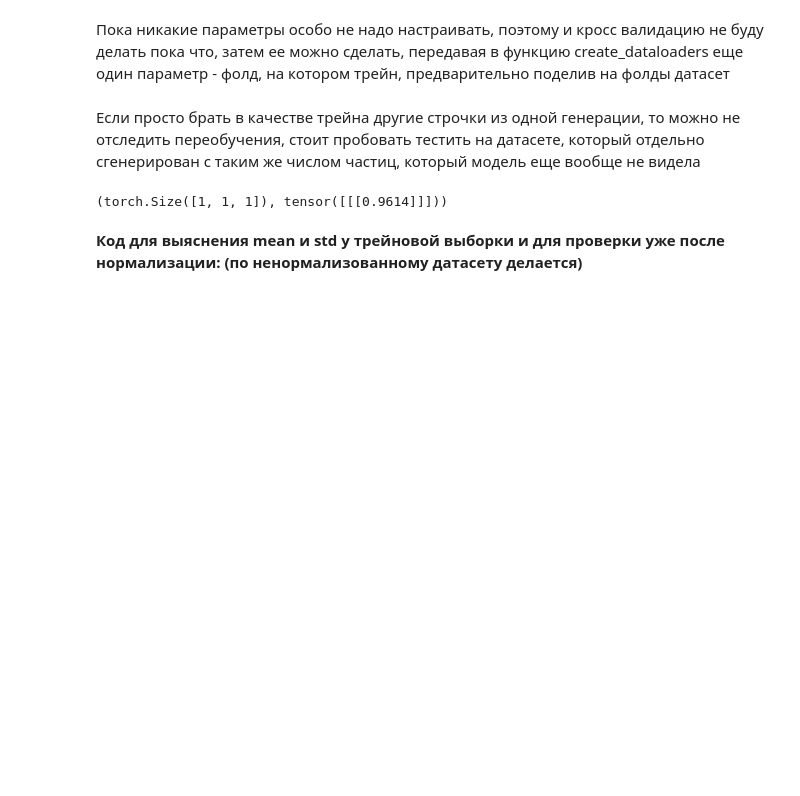
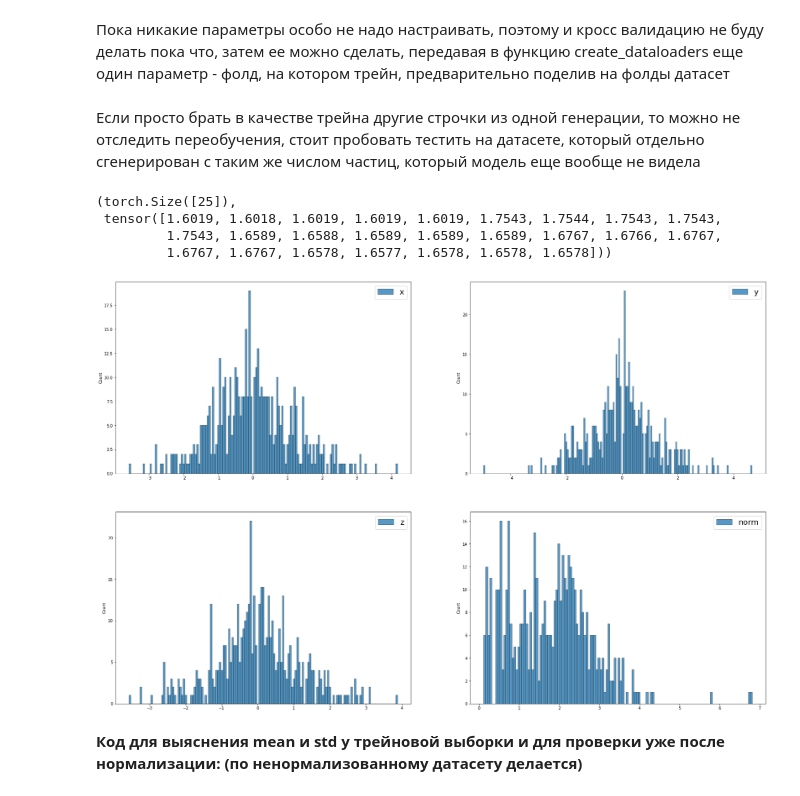
Before and after one commit to Alphonsce/Machine-learning-for-MD-project, a Jupyter notebook: python_notebook.ipynb, the cells around one changed output. Drawn from its saved outputs; the diff is of its cells as text; code cells hidden in the pictures; blank space fills up the shorter version.

```diff
--- a/python_notebook.ipynb
+++ b/python_notebook.ipynb
@@ -283,10 +280,12 @@ import torchvision.transforms as transforms
 # %% [markdown]
 **У нас будет train и val выборки, все-таки выборку, для который известен таргет принято называть validation, на которой мы качество оцениваем, а test это все-таки выборка, для который неизвестны таргеты**
 # %%
-def clean_df(df: pd.DataFrame, f_threshold = CFG.f_threshold, coord_threshold=CFG.coord_threshold):
+def clean_df(df: pd.DataFrame, f_threshold = CFG.f_threshold, coord_threshold=CFG.coord_threshold, f_min_threshold=CFG.f_min_threshold):
     '''
 
     Убирает строчки с аномально большими силами из df
+
+    Также убирает нижни силы, меньше f_min_threshold
 
     '''
 
@@ -299,6 +298,10 @@ def clean_df(df: pd.DataFrame, f_threshold = CFG.f_threshold, coord_threshold=CF
                 set(df[abs(df[str(numb) + coord]) > f_threshold].index)
             )
 
+            indexes_for_deletion = indexes_for_deletion.union(
+                set(df[abs(df[str(numb) + coord]) < f_min_threshold].index)
+            )
+
         for coord in ['x', 'y', 'z']:
             indexes_for_deletion = indexes_for_deletion.union(
                 set(df[abs(df[str(numb) + coord]) > coord_threshold].index)
@@ -371,7 +374,7 @@ def create_tensor_dataset(
             k_dim_f = get_projections(vec_to_project=F_3D, mat_of_directions=A)
 
             dataset.append(
-                (x, torch.tensor(k_dim_f, dtype=torch.float), torch.tensor(get_pinv(A), dtype=torch.float), torch.tensor(F_3D, dtype=torch.float))
+                (torch.flatten(x), torch.tensor(k_dim_f, dtype=torch.float), torch.tensor(get_pinv(A), dtype=torch.float), torch.tensor(F_3D, dtype=torch.float))
                 )
 
             # В дальнейшем для других моделей может иметь смысл хранить и возвращать тут (x, f, A), где A - соответствующая матрица для X
@@ -406,8 +405,9 @@ dataset[400]
 # %%
-t = dataset[400]
+# Проверка того, что при домножении на псведообратную матрицу получаем нужный вектор силы
+t = dataset[0]
 pinvA = t[2]
 f = t[1]
 F_3d = t[3]
 
-f, F_3d
+F_3d, pinvA @ f
 # %% [output]
@@ -421,9 +421,37 @@ from sklearn.model_selection import train_test_split
 
 train_data, val_data = train_test_split(dataset, test_size=0.33, random_state=42)
 
-train_data[400][0].size(), train_data[400][0]
+train_data[1][0].size(), train_data[1][0]
 # %% [output]
-(torch.Size([1, 1, 1]), tensor([[[0.9614]]]))
+(torch.Size([25]),
+ tensor([1.6019, 1.6018, 1.6019, 1.6019, 1.6019, 1.7543, 1.7544, 1.7543, 1.7543,
+         1.7543, 1.6589, 1.6588, 1.6589, 1.6589, 1.6589, 1.6767, 1.6766, 1.6767,
+         1.6767, 1.6767, 1.6578, 1.6577, 1.6578, 1.6578, 1.6578]))
+# %%
+def plot_target_distribution(data=dataset, figsize=(30, 20), fontsize=20):
+    '''
+    data: data in
+    '''
+    target_3D = torch.stack([elem[3] for elem in data])
+    x, y, z = list(map(lambda x: torch.stack(x), list(zip(*list(target_3D)))))
+    target_3D = np.array(target_3D)
+    target_norm = norm(target_3D, axis=-1)
+    data = {'x': x, 'y': y, 'z': z, 'norm': target_norm}
+
+    plt.figure(figsize=figsize)
+
+    for (i, key) in enumerate(data):
+        plt.subplot(2, 2, i + 1)
+        ax = plt.gca()
+        sns.histplot(data[key], label=f'{key}', stat='count', binwidth=0.05, ax=ax)
+        plt.legend(loc='best', fontsize=fontsize)
+
+    plt.show()
+
+
+plot_target_distribution()
+# %% [output]
+[figure, added]
 # %% [markdown]
 **Код для выяснения mean и std у трейновой выборки и для проверки уже после нормализации: (по ненормализованному датасету делается)**
 # %%
```
Also changed, not shown: parts of 45 cells of this notebook, 10 other files.
